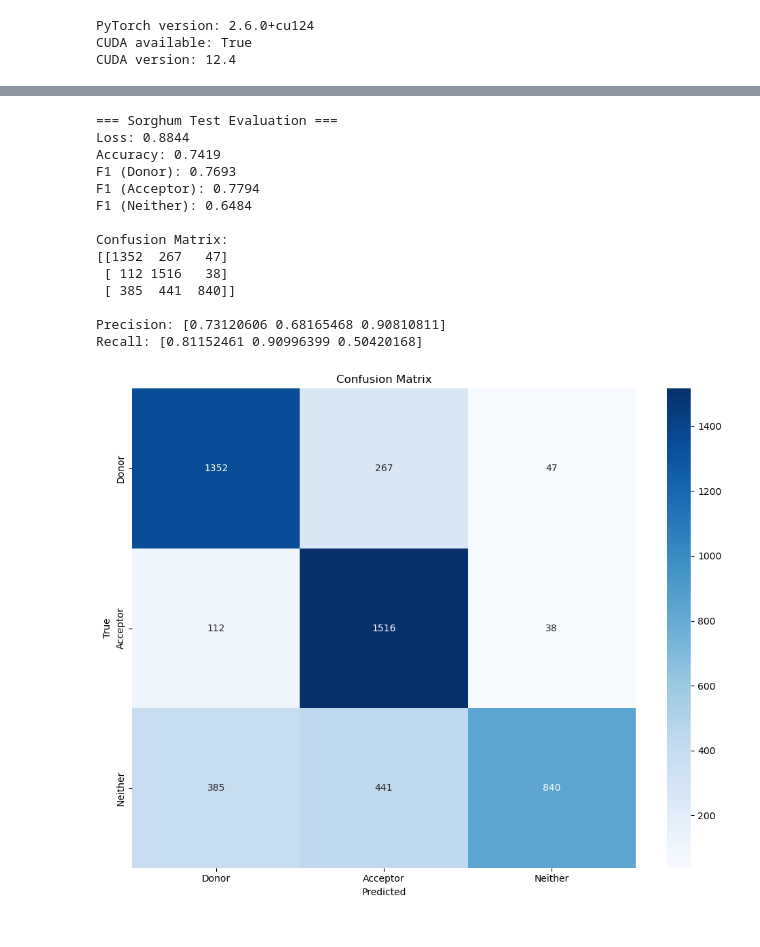
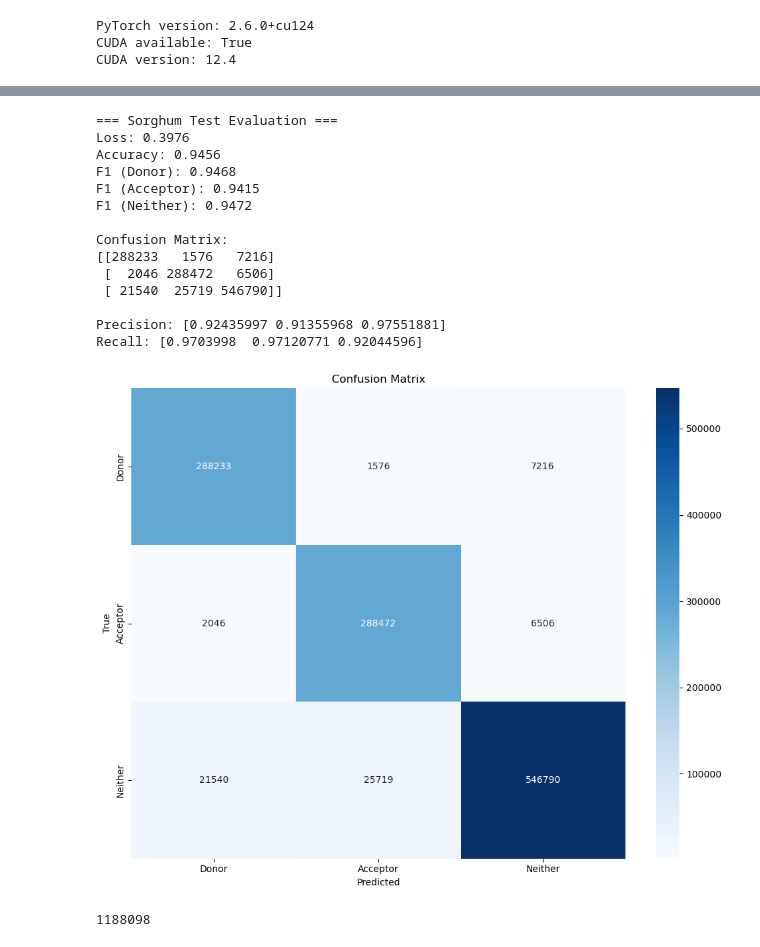
Before and after one commit to KishC/cs182_genomics_group_project, a Jupyter notebook: code/cs182_project_mamba_only_modeling_working.ipynb, the cells around one changed output, grey strips where cells are left out. Saved outputs shown, nothing was run; the diff lists cells and outputs as text; code cells hidden in the pictures.

```diff
--- a/code/cs182_project_mamba_only_modeling_working.ipynb
+++ b/code/cs182_project_mamba_only_modeling_working.ipynb
@@ -544,0 +566,8 @@ Learning Rate: 0.0001
+# %%
+# Prepare model and data
+model, _, _, test_dataloader, device = prepare_model_and_data(
+    train_df=train_df,
+    val_df=val_df,
+    test_df=test_df,
+    use_full_data=True
+)
@@ -636,7 +654,7 @@ UnpicklingError: Weights only load failed. This file can still be loaded, to do
 import matplotlib.pyplot as plt
 import seaborn as sns
 
-def plot_confusion_matrix(confusion_matrix, class_names=None):
+def plot_confusion_matrix(confusion_matrix, class_names=None, path='confusion_matrix.png'):
     """
     Plot confusion matrix as a heatmap.
 
@@ -651,10 +669,10 @@ def plot_confusion_matrix(confusion_matrix, class_names=None):
     plt.ylabel('True')
     plt.title('Confusion Matrix')
     plt.tight_layout()
-    plt.savefig('confusion_matrix.png')
+    plt.savefig(path)
     plt.show()
 
 # Plot confusion matrix
 plot_confusion_matrix(test_metrics['confusion_matrix'],
-                     class_names=['Class 0 (Donor)', 'Class 1 (Acceptor)', 'Class 2 (Neither)'])
+                     class_names=['Class 0 (Donor)', 'Class 1 (Acceptor)', 'Class 2 (Neither)'], path='confusion_matrix.png')
 # %% [output]
@@ -664,51 +682,50 @@ plot_confusion_matrix(test_metrics['confusion_matrix'],
 sorghum_df = pd.read_csv(
     '../data/Sorghum/splice_sites_full_centered_balanced_correct-GCF_000003195-half_window-800.csv'
 )
-
-# Optional: subsample for faster evaluation (adjust or remove as needed)
-#sorghum_test_sample = sorghum_df.groupby('kind', group_keys=False).apply(
-#    lambda x: x.sample(n=min(len(x), 5000 // 3), random_state=42)
-#).reset_index(drop=True)
 
 # Create dataset and dataloader
 sorghum_dataset = DNASequenceDataset(
     sequences=sorghum_df['sequence'].tolist(),
     labels=sorghum_df['kind'].tolist(),
     max_length=1650
 )
 sorghum_dataloader = DataLoader(sorghum_dataset, batch_size=32)
 
 # Evaluate
 sorghum_metrics = evaluate_model(model, sorghum_dataloader, device)
 
 # Print metrics
 print("\n=== Sorghum Test Evaluation ===")
 print(f"Loss: {sorghum_metrics['loss']:.4f}")
 print(f"Accuracy: {sorghum_metrics['accuracy']:.4f}")
 print(f"F1 (Donor): {sorghum_metrics['f1_scores'][0]:.4f}")
 print(f"F1 (Acceptor): {sorghum_metrics['f1_scores'][1]:.4f}")
 print(f"F1 (Neither): {sorghum_metrics['f1_scores'][2]:.4f}")
 print("\nConfusion Matrix:")
 print(sorghum_metrics['confusion_matrix'])
 print("\nPrecision:", sorghum_metrics['precision'])
 print("Recall:", sorghum_metrics['recall'])
 
 # Optional: plot confusion matrix
 plot_confusion_matrix(sorghum_metrics['confusion_matrix'],
-                      class_names=['Donor', 'Acceptor', 'Neither'])
+                      class_names=['Donor', 'Acceptor', 'Neither'], path='sorghum_confusion_matrix.png')
 # %% [output]
 === Sorghum Test Evaluation ===
-Loss: 0.8844
-Accuracy: 0.7419
-F1 (Donor): 0.7693
-F1 (Acceptor): 0.7794
-F1 (Neither): 0.6484
+Loss: 0.3976
+Accuracy: 0.9456
+F1 (Donor): 0.9468
+F1 (Acceptor): 0.9415
+F1 (Neither): 0.9472
 
 Confusion Matrix:
-[[1352  267   47]
- [ 112 1516   38]
- [ 385  441  840]]
+[[288233   1576   7216]
+ [  2046 288472   6506]
+ [ 21540  25719 546790]]
 
-Precision: [0.73120606 0.68165468 0.90810811]
-Recall: [0.81152461 0.90996399 0.50420168]
+Precision: [0.92435997 0.91355968 0.97551881]
+Recall: [0.9703998  0.97120771 0.92044596]
-[figure, old version]
+[figure, new version]
+# %%
+print(len(sorghum_df))
+# %% [output]
+1188098
```
Also changed, not shown: parts of 8 cells of this notebook.
